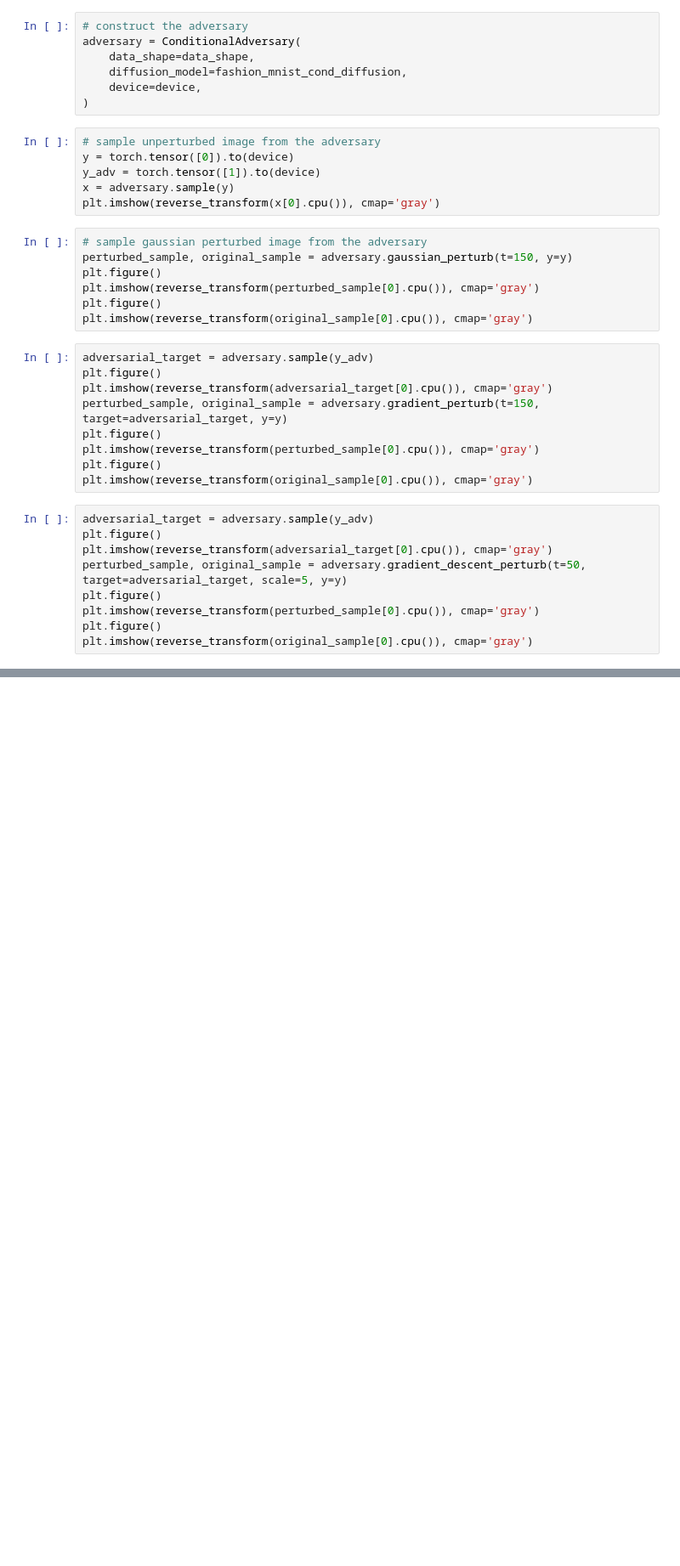
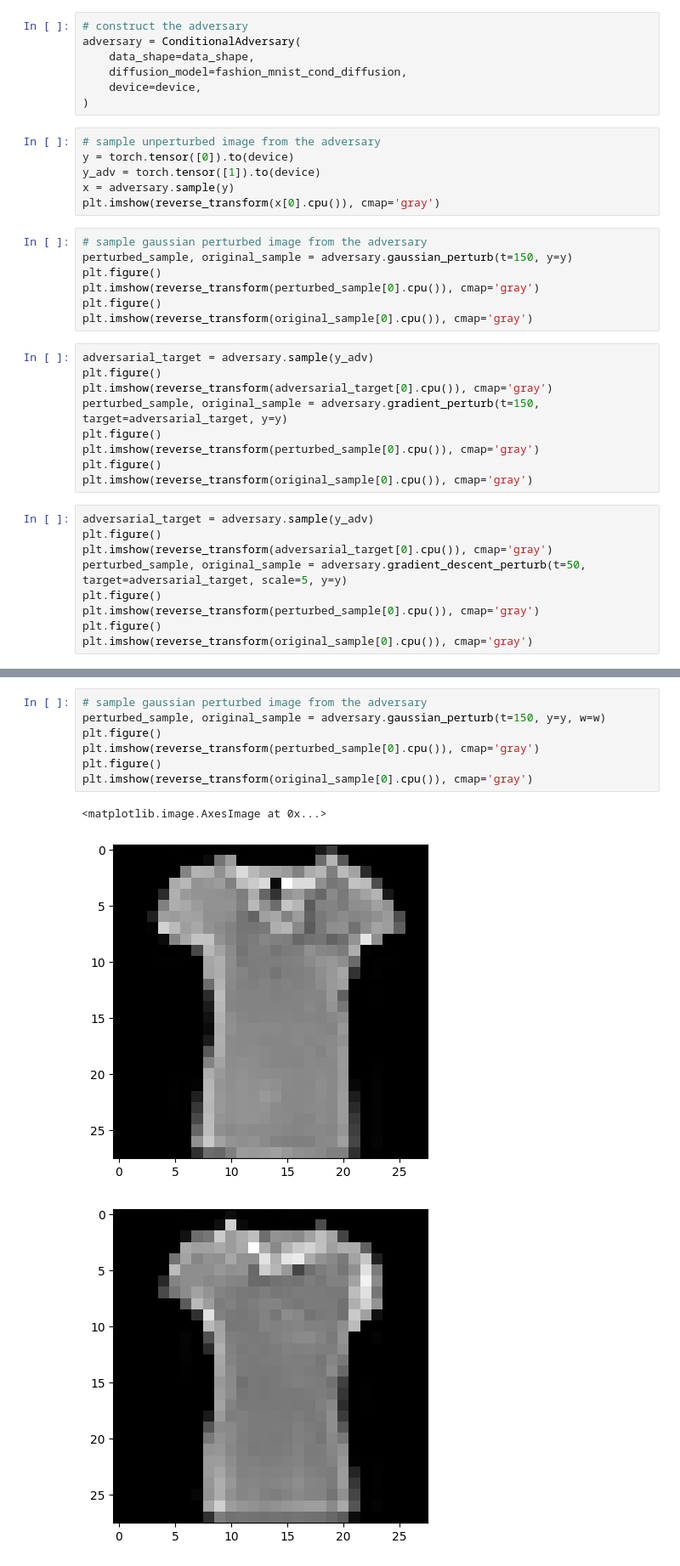
Before and after one commit to TristanSaidi/AdversarialDiffusion, a Jupyter notebook: notebooks/adversarial.ipynb, the cells around one changed output, grey strips where cells are left out. Shown at 85% size. Cells and saved outputs as stored; diff of their text form; blank space fills up the shorter version.

```diff
--- a/notebooks/adversarial.ipynb
+++ b/notebooks/adversarial.ipynb
@@ -152,0 +199,11 @@ plt.imshow(reverse_transform(original_sample[0].cpu()), cmap='gray')
+# %%
+# sample gaussian perturbed image from the adversary
+perturbed_sample, original_sample = adversary.gaussian_perturb(t=150, y=y, w=w)
+plt.figure()
+plt.imshow(reverse_transform(perturbed_sample[0].cpu()), cmap='gray')
+plt.figure()
+plt.imshow(reverse_transform(original_sample[0].cpu()), cmap='gray')
+# %% [output]
+<matplotlib.image.AxesImage at 0x...>
+[figure, added]
+[figure, added]
```
Also changed, not shown: parts of 7 cells of this notebook, 5 other files.
